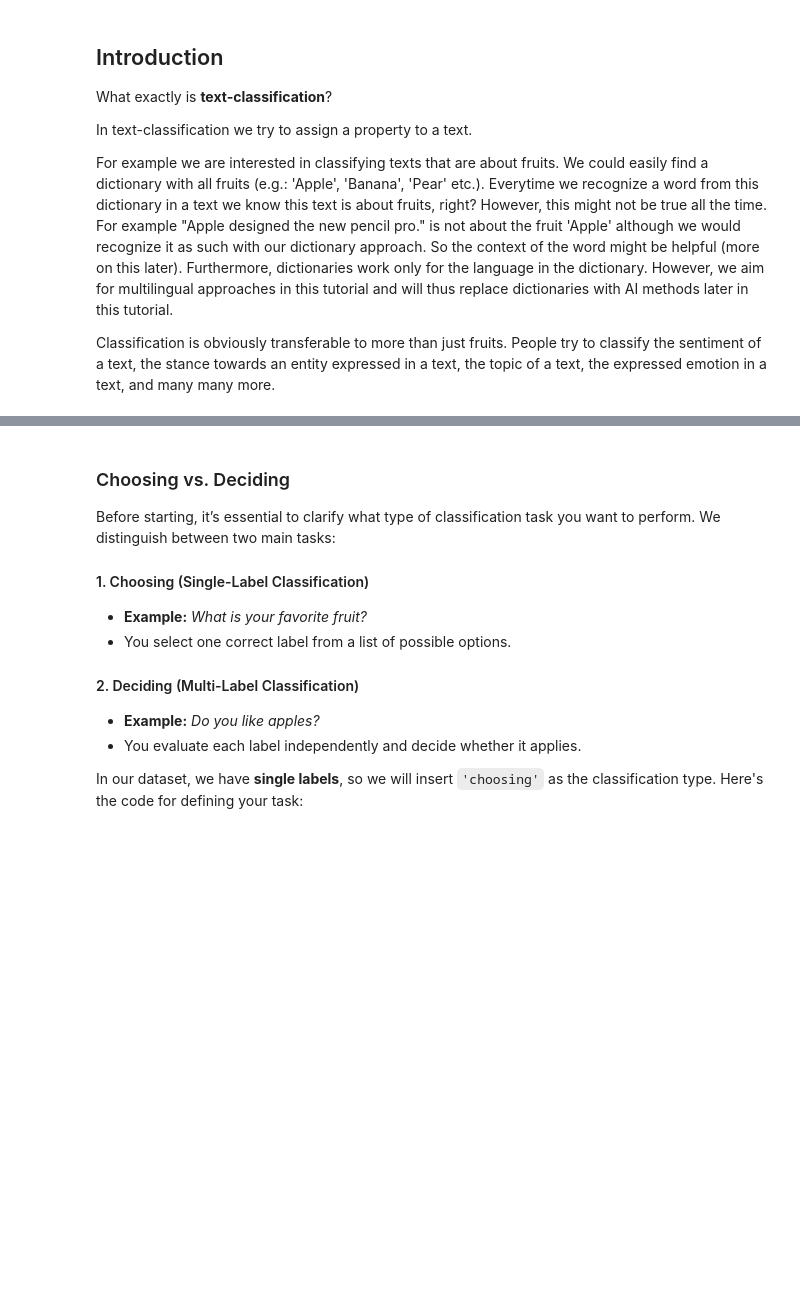
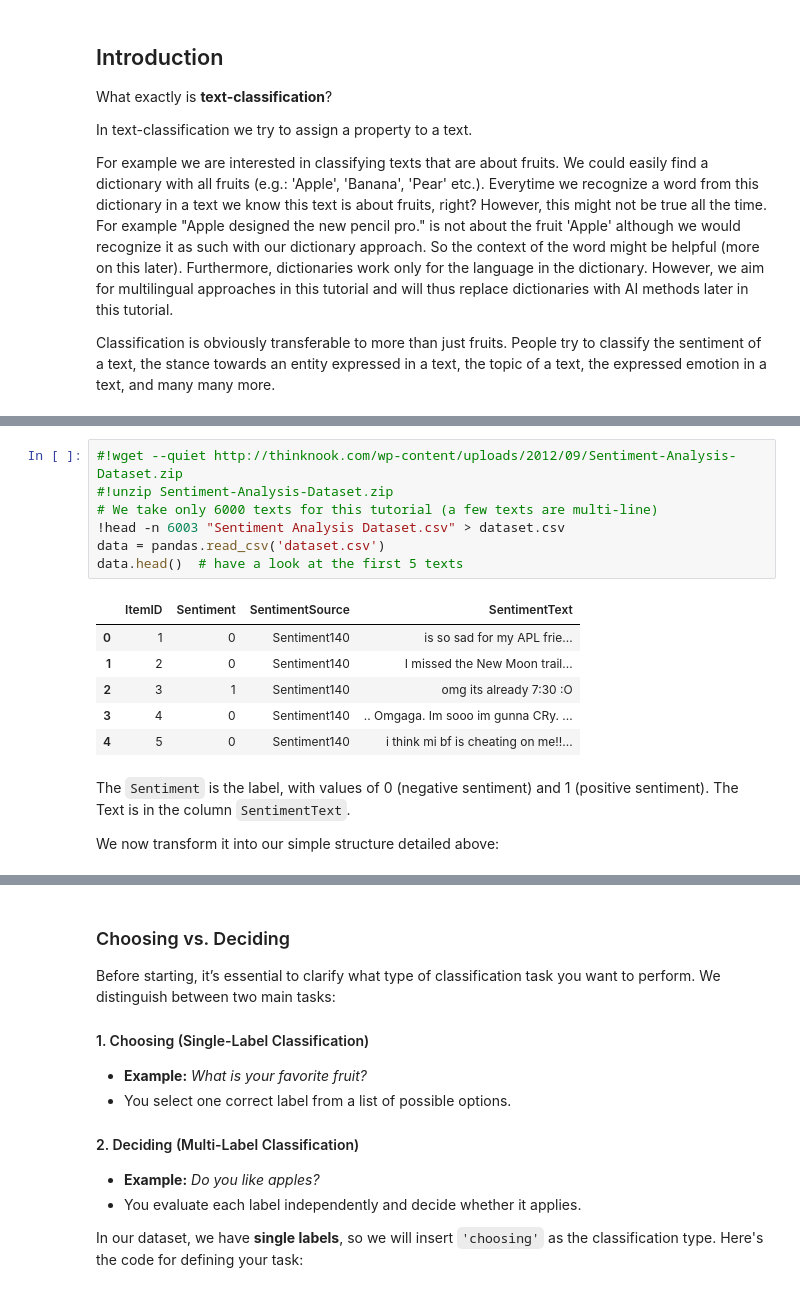
Before and after one commit to johanneskiesel/Text-Classification-with-Pretrained-Language-Models, a Jupyter notebook: textclassification_tutorial.ipynb, the cells around one changed output, grey strips where cells are left out. Drawn from its saved outputs; the diff is of its cells as text; blank space fills up the shorter version.

```diff
--- a/textclassification_tutorial.ipynb
+++ b/textclassification_tutorial.ipynb
@@ -141 +139,19 @@ Is your data ready? Then lets start.
+# %%
+#!wget --quiet http://thinknook.com/wp-content/uploads/2012/09/Sentiment-Analysis-Dataset.zip
+#!unzip Sentiment-Analysis-Dataset.zip
+# We take only 6000 texts for this tutorial (a few texts are multi-line)
+!head -n 6003 "Sentiment Analysis Dataset.csv" > dataset.csv
+data = pandas.read_csv('dataset.csv')
+data.head()  # have a look at the first 5 texts
+# %% [output]
+|  | ItemID | Sentiment | SentimentSource | SentimentText |
+| 0 | 1 | 0 | Sentiment140 | is so sad for my APL frie... |
+| 1 | 2 | 0 | Sentiment140 | I missed the New Moon trail... |
+| 2 | 3 | 1 | Sentiment140 | omg its already 7:30 :O |
+| 3 | 4 | 0 | Sentiment140 | .. Omgaga. Im sooo im gunna CRy. ... |
+| 4 | 5 | 0 | Sentiment140 | i think mi bf is cheating on me!!... |
+# %% [markdown]
+The `Sentiment` is the label, with values of 0 (negative sentiment) and 1 (positive sentiment). The Text is in the column `SentimentText`.
+
+We now transform it into our simple structure detailed above:
 # %%
```
Also changed, not shown: parts of 16 cells of this notebook.
